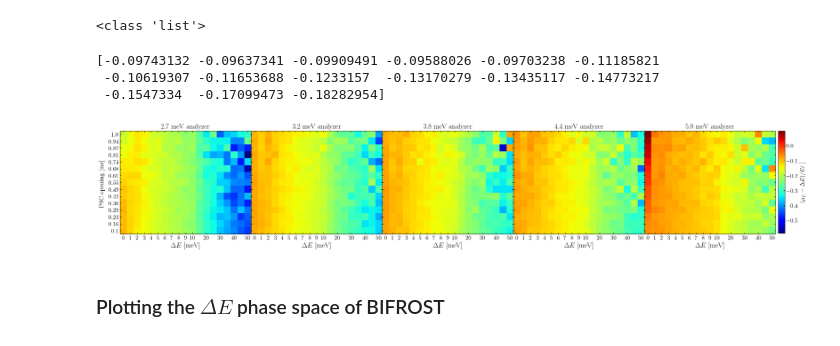
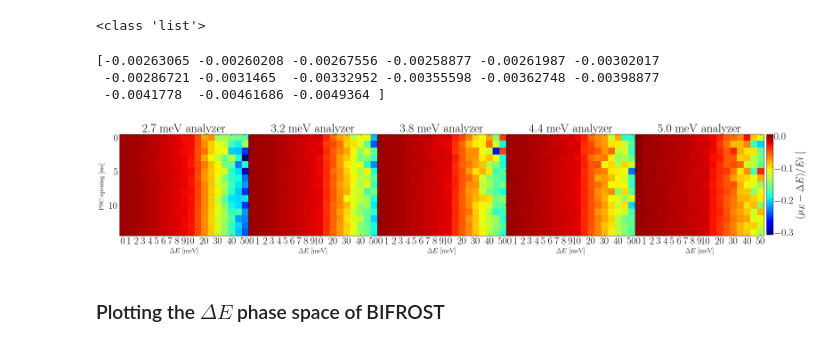
Before and after one commit to JEGKANIKMULTITASK/BIFROST, a Jupyter notebook: BIFROST_Design_Article/Energy_resolution/Inelastic_line_resolution.ipynb, the cells around one changed output. Cells and saved outputs as stored; diff of their text form; code cells hidden in the pictures.

```diff
--- a/BIFROST_Design_Article/Energy_resolution/Inelastic_line_resolution.ipynb
+++ b/BIFROST_Design_Article/Energy_resolution/Inelastic_line_resolution.ipynb
@@ -350,7 +354,7 @@ import matplotlib.colors as colors
 
 mu_E = np.reshape(mu_E, (5,-1,19))
 
-div_E=(mu_E-matrix)/Ei_matrix*100
+div_E=(mu_E-matrix)#/Ei_matrix*100
 
 print(div_E[0,:,0])
 
@@ -359,39 +363,39 @@ max_width = 5 ##images per row
 height, width = n//max_width +1, max_width
 fig, axs = plt.subplots(height, width, figsize=(30,12), sharey=True)
 fig.subplots_adjust(wspace=0)
 max_E = np.max(div_E)
 min_E = np.min(div_E)
 
 
 
 for i in range(len(detector_float)):
     #ax.set_ylabel('PSC opening [ms]')
-    ax.set_yticks([0, 1, 2, 3, 4, 5, 6, 7, 8, 9, 10, 11, 12, 13, 14])
-    ax.set_yticklabels(np.flip(np.around(PSC_times*1000, 2),axis=0))
+    #ax.set_yticks([0, 1, 2, 3, 4, 5, 6, 7, 8, 9, 10, 11, 12, 13, 14])
+    #ax.set_yticklabels(np.flip(np.around(PSC_times*1000, 2),axis=0))
     ax = axs.flat[i]
     im = ax.imshow(np.flipud(div_E[i]), vmin=min_E, vmax=max_E, cmap='jet') # norm=colors.LogNorm(vmin=min_E, vmax=max_E)
     ax.set_xlabel('$\Delta E$ [meV]', fontsize=18)
     #ax.legend(loc="upper right")
     ax.set_title(str(detector_float[i])+' meV analyzer')
     ax.set_xticks([0, 1, 2, 3, 4, 5, 6, 7, 8, 9, 10, 12, 14, 16, 18])
     ax.set_xticklabels(DeltaE_label)
 cax = ax.inset_axes([1.02, 0.01, 0.05, 0.99])
 fig.colorbar(im, label='$(\mu_{E} - \Delta E)/Ei$ [%]', ax=axs[1, 2], cax=cax) # '$\mu_{E} - \Delta E$ [meV]'
 fig.text(0.1, 0.7, 'PSC opening [ms]', va='center', rotation='vertical', fontsize=16)
 
 ## access each axes object via axs.flat
 for ax in axs.flat:
     ## check if something was plotted
     if not bool(ax.has_data()):
         fig.delaxes(ax) ## delete if nothing is plotted in the axes obj
 
 #fig.savefig('Inelastic_Energy_centering_on_detectors_per_Ei.eps', format='eps', bbox_inches='tight')
 #fig.savefig('Inelastic_Energy_centering_on_detectors_per_Ei.png', format='png', bbox_inches='tight')
 # %% [output]
-[-0.09743132 -0.09637341 -0.09909491 -0.09588026 -0.09703238 -0.11185821
- -0.10619307 -0.11653688 -0.1233157  -0.13170279 -0.13435117 -0.14773217
- -0.1547334  -0.17099473 -0.18282954]
+[-0.00263065 -0.00260208 -0.00267556 -0.00258877 -0.00261987 -0.00302017
+ -0.00286721 -0.0031465  -0.00332952 -0.00355598 -0.00362748 -0.00398877
+ -0.0041778  -0.00461686 -0.0049364 ]
-[figure, old version]
+[figure, new version]
 # %% [markdown]
 ### Plotting the $\Delta E$ phase space of BIFROST
 # %%
```
Also changed, not shown: parts of 5 cells of this notebook, 10 other files.
